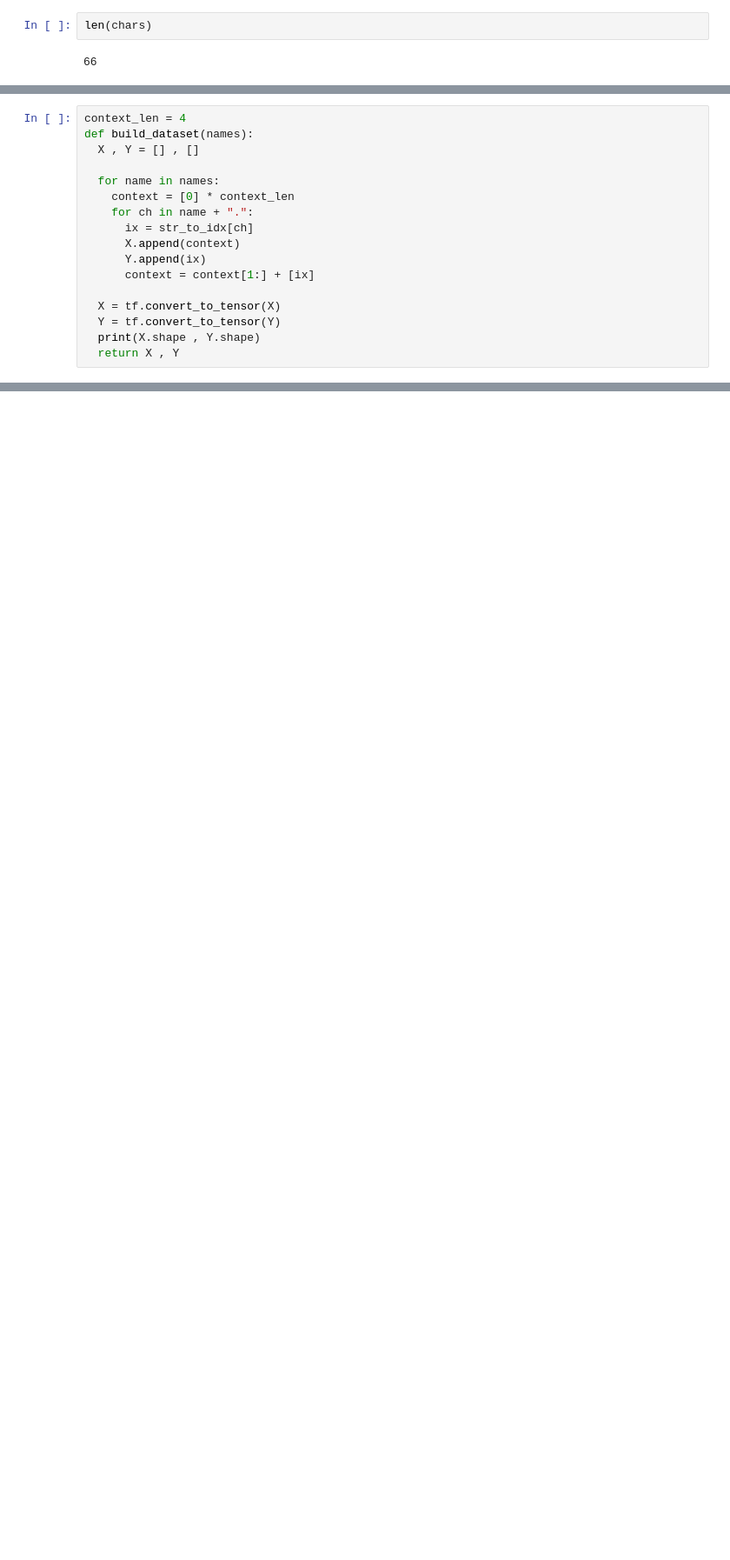
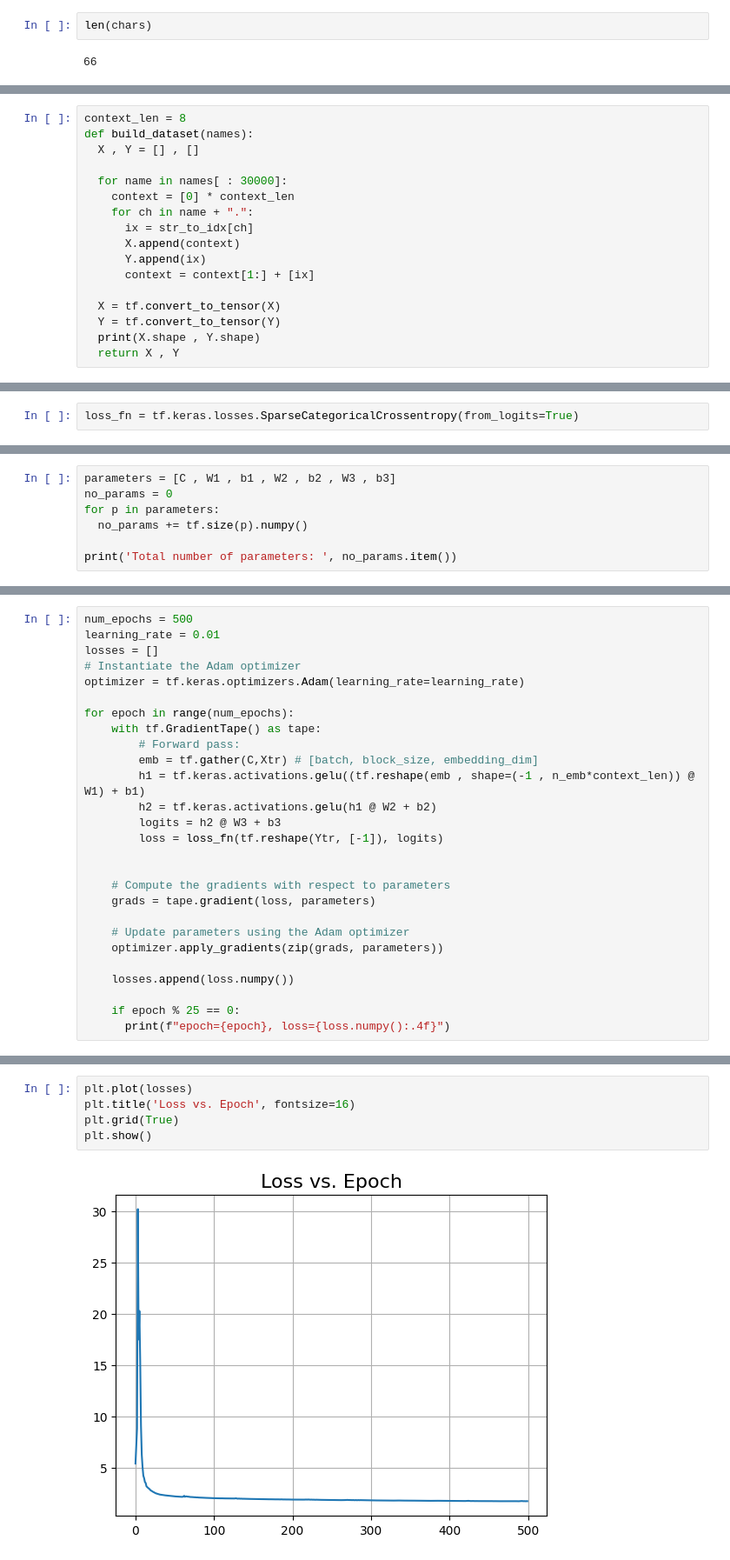
Before and after one commit to AshishRaj04/makemore, a Jupyter notebook: makemore_part3.ipynb, the cells around one changed output, grey strips where cells are left out. Shown at 87% size. Saved outputs shown, nothing was run; the diff lists cells and outputs as text; blank space fills up the shorter version.

```diff
--- a/makemore_part3.ipynb
+++ b/makemore_part3.ipynb
@@ -38,9 +47,9 @@ print(vocab_size)
 # %%
-context_len = 4
+context_len = 8
 def build_dataset(names):
   X , Y = [] , []
 
-  for name in names:
+  for name in names[ : 30000]:
     context = [0] * context_len
     for ch in name + ".":
       ix = str_to_idx[ch]
@@ -67,0 +111,2 @@ Xte , Yte = build_dataset(names[n2:])
+# %%
+loss_fn = tf.keras.losses.SparseCategoricalCrossentropy(from_logits=True)
@@ -67,0 +115,7 @@ Xte , Yte = build_dataset(names[n2:])
+# %%
+parameters = [C , W1 , b1 , W2 , b2 , W3 , b3]
+no_params = 0
+for p in parameters:
+  no_params += tf.size(p).numpy()
+
+print('Total number of parameters: ', no_params.item())
@@ -67,0 +132,27 @@ Xte , Yte = build_dataset(names[n2:])
+# %%
+num_epochs = 500
+learning_rate = 0.01
+losses = []
+# Instantiate the Adam optimizer
+optimizer = tf.keras.optimizers.Adam(learning_rate=learning_rate)
+
+for epoch in range(num_epochs):
+    with tf.GradientTape() as tape:
+        # Forward pass:
+        emb = tf.gather(C,Xtr) # [batch, block_size, embedding_dim]
+        h1 = tf.keras.activations.gelu((tf.reshape(emb , shape=(-1 , n_emb*context_len)) @ W1) + b1)
+        h2 = tf.keras.activations.gelu(h1 @ W2 + b2)
+        logits = h2 @ W3 + b3
+        loss = loss_fn(tf.reshape(Ytr, [-1]), logits)
+
+
+    # Compute the gradients with respect to parameters
+    grads = tape.gradient(loss, parameters)
+
+    # Update parameters using the Adam optimizer
+    optimizer.apply_gradients(zip(grads, parameters))
+
+    losses.append(loss.numpy())
+
+    if epoch % 25 == 0:
+      print(f"epoch={epoch}, loss={loss.numpy():.4f}")
@@ -67,0 +180,7 @@ Xte , Yte = build_dataset(names[n2:])
+# %%
+plt.plot(losses)
+plt.title('Loss vs. Epoch', fontsize=16)
+plt.grid(True)
+plt.show()
+# %% [output]
+[figure, added]
```
Also changed, not shown: parts of 30 cells of this notebook.
